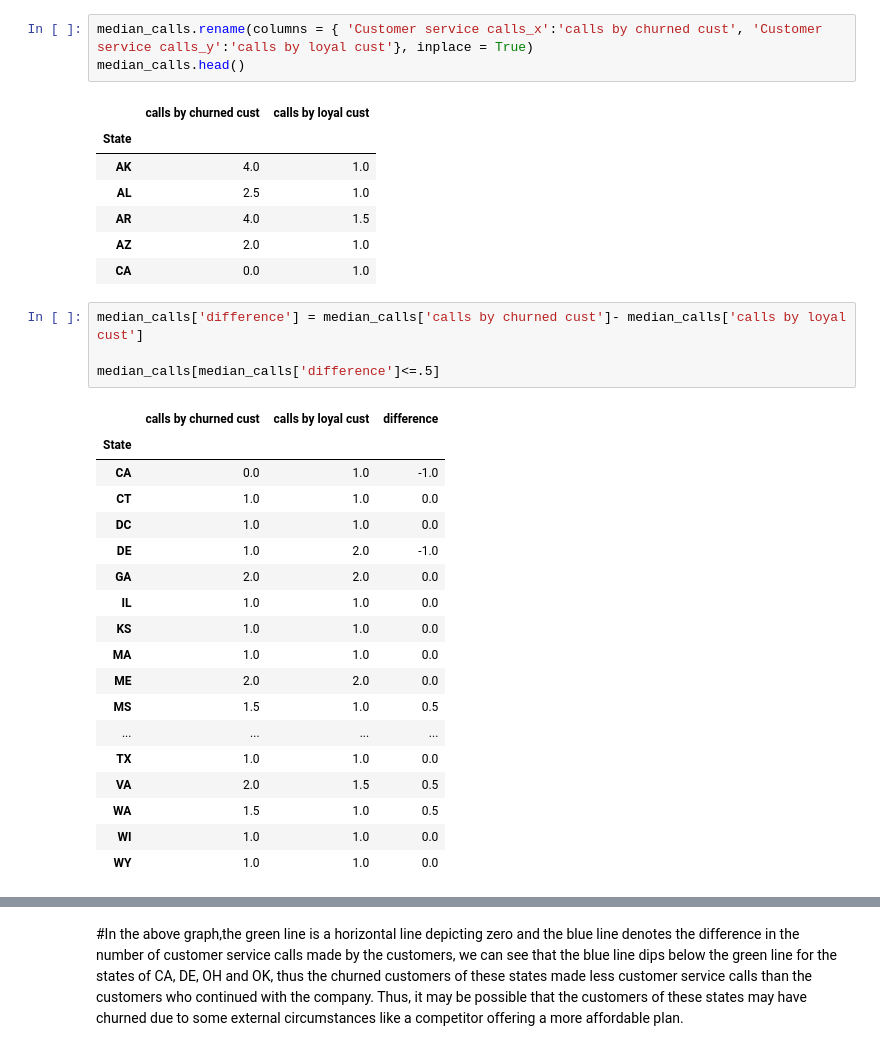
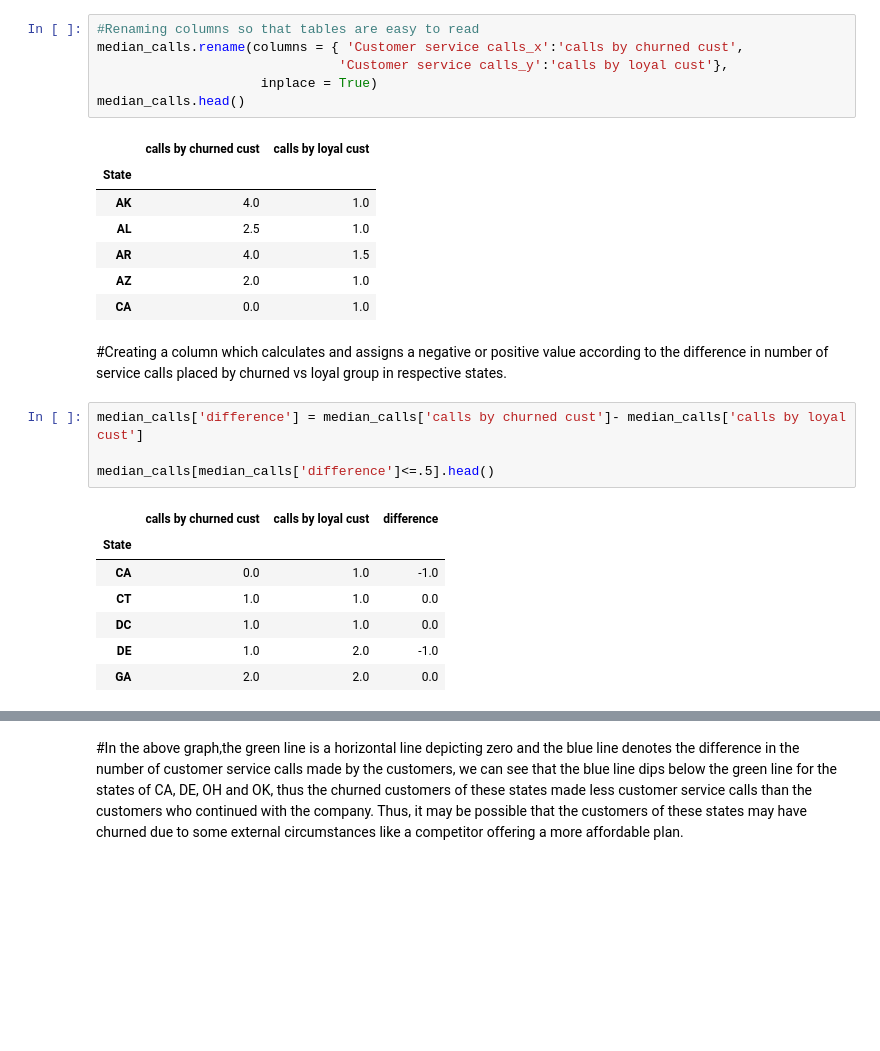
Before and after one commit to Ashvin-Vargez/Ashvin-Varghese, a Jupyter notebook: eda_Telecom_Churn_Analysis_Capstone_Project.ipynb, the cells around one changed output, grey strips where cells are left out. Saved outputs shown, nothing was run; the diff lists cells and outputs as text; blank space fills up the shorter version.

```diff
--- a/eda_Telecom_Churn_Analysis_Capstone_Project.ipynb
+++ b/eda_Telecom_Churn_Analysis_Capstone_Project.ipynb
@@ -390,7 +413,10 @@ median_calls.head()
 | AZ | 2.0 | 1.0 |
 | CA | 0.0 | 1.0 |
 # %%
-median_calls.rename(columns = { 'Customer service calls_x':'calls by churned cust', 'Customer service calls_y':'calls by loyal cust'}, inplace = True)
+#Renaming columns so that tables are easy to read
+median_calls.rename(columns = { 'Customer service calls_x':'calls by churned cust',
+                               'Customer service calls_y':'calls by loyal cust'},
+                     inplace = True)
 median_calls.head()
 # %% [output]
 |  | calls by churned cust | calls by loyal cust |
@@ -400,26 +426,17 @@ median_calls.head()
 | AR | 4.0 | 1.5 |
 | AZ | 2.0 | 1.0 |
 | CA | 0.0 | 1.0 |
+# %% [markdown]
+#Creating a column which calculates and assigns a negative or positive value according to the difference in number of service calls placed by churned vs loyal group in respective states.
 # %%
 median_calls['difference'] = median_calls['calls by churned cust']- median_calls['calls by loyal cust']
 
-median_calls[median_calls['difference']<=.5]
+median_calls[median_calls['difference']<=.5].head()
 # %% [output]
 |  | calls by churned cust | calls by loyal cust | difference |
 | State |  |  |  |
 | CA | 0.0 | 1.0 | -1.0 |
 | CT | 1.0 | 1.0 | 0.0 |
 | DC | 1.0 | 1.0 | 0.0 |
 | DE | 1.0 | 2.0 | -1.0 |
 | GA | 2.0 | 2.0 | 0.0 |
-| IL | 1.0 | 1.0 | 0.0 |
-| KS | 1.0 | 1.0 | 0.0 |
-| MA | 1.0 | 1.0 | 0.0 |
-| ME | 2.0 | 2.0 | 0.0 |
-| MS | 1.5 | 1.0 | 0.5 |
-| ... | ... | ... | ... |
-| TX | 1.0 | 1.0 | 0.0 |
-| VA | 2.0 | 1.5 | 0.5 |
-| WA | 1.5 | 1.0 | 0.5 |
-| WI | 1.0 | 1.0 | 0.0 |
-| WY | 1.0 | 1.0 | 0.0 |
```
Also changed, not shown: parts of 38 cells of this notebook.
